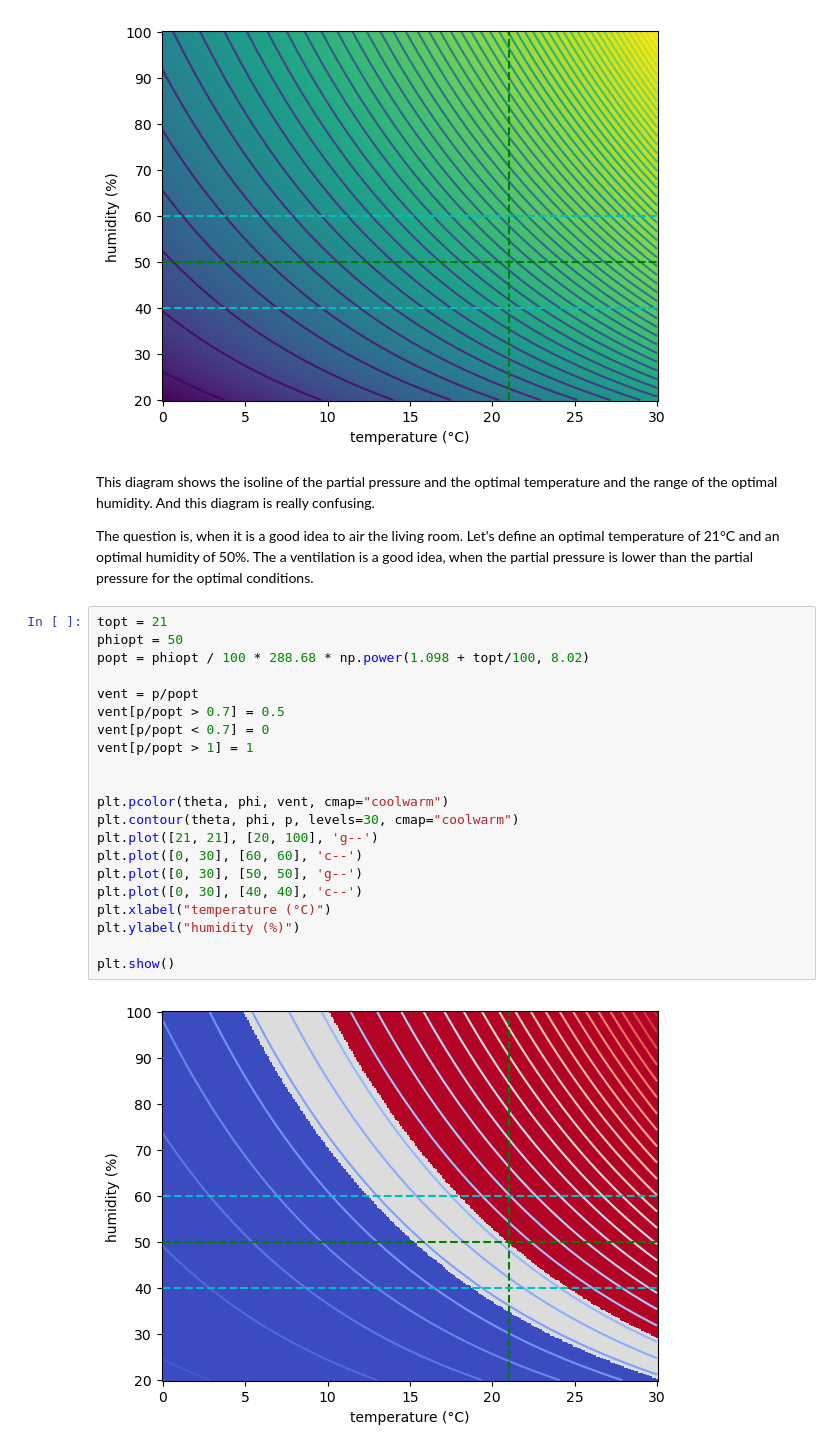
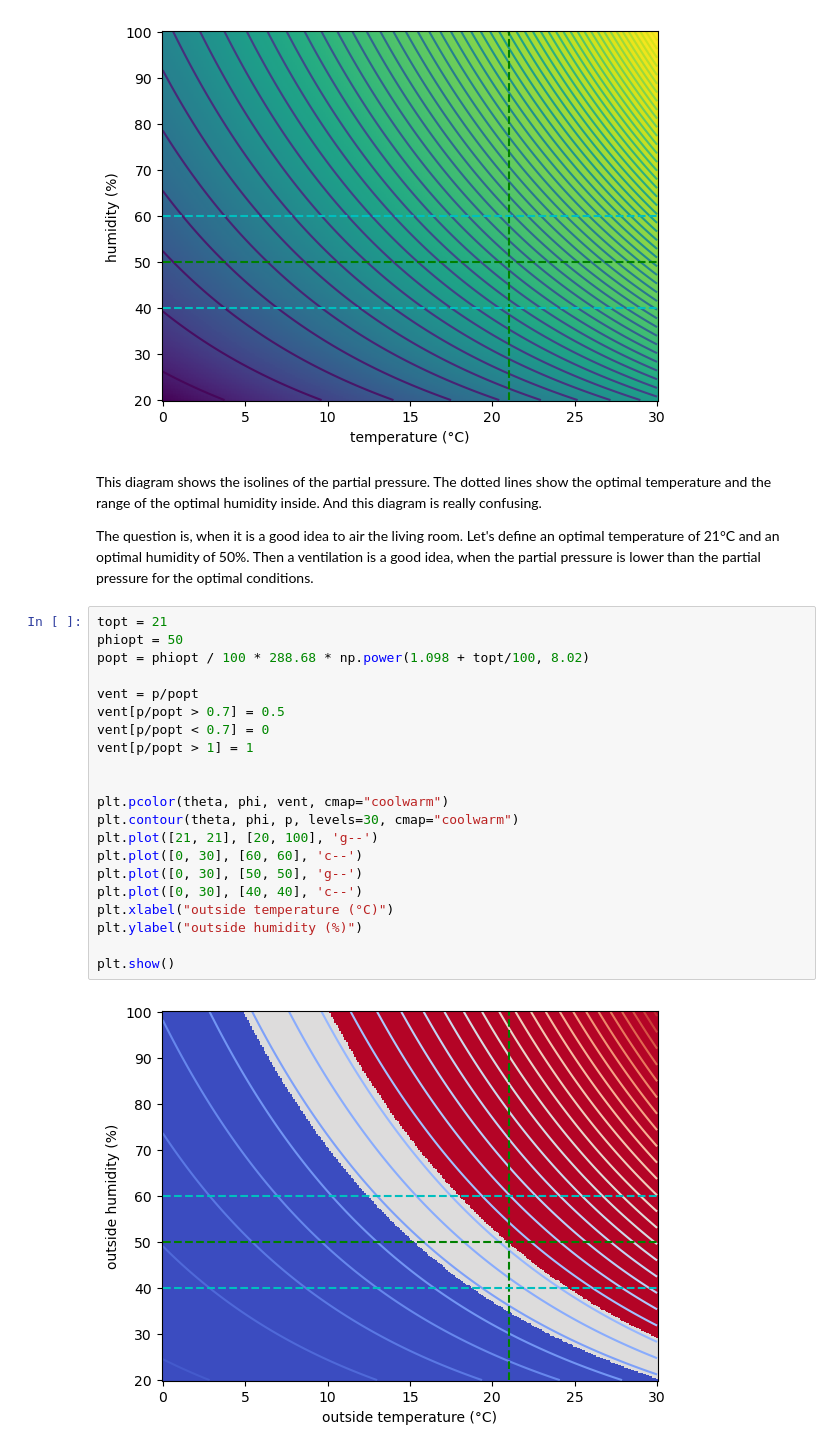
Before and after one commit to jtecklenburg/notebooks, a Jupyter notebook: humidity/humidity.ipynb, the cells around one changed output. Drawn from its saved outputs; the diff is of its cells as text.

```diff
--- a/humidity/humidity.ipynb
+++ b/humidity/humidity.ipynb
@@ -47,30 +47,30 @@ plt.show()
 # %% [output]
 [figure]
 # %% [markdown]
-This diagram shows the isoline of the partial pressure and the optimal temperature and the range of the optimal humidity. And this diagram is really confusing.
+This diagram shows the isolines of the partial pressure. The dotted lines show the optimal temperature and the range of the optimal humidity inside. And this diagram is really confusing.
 
-The question is, when it is a good idea to air the living room. Let's define an optimal temperature of 21°C and an optimal humidity of 50%. The a ventilation is a good idea, when the partial pressure is lower than the partial pressure for the optimal conditions.
+The question is, when it is a good idea to air the living room. Let's define an optimal temperature of 21°C and an optimal humidity of 50%. Then a ventilation is a good idea, when the partial pressure is lower than the partial pressure for the optimal conditions.
 # %%
 topt = 21
 phiopt = 50
 popt = phiopt / 100 * 288.68 * np.power(1.098 + topt/100, 8.02)
 
 vent = p/popt
 vent[p/popt > 0.7] = 0.5
 vent[p/popt < 0.7] = 0
 vent[p/popt > 1] = 1
 
 
 plt.pcolor(theta, phi, vent, cmap="coolwarm")
 plt.contour(theta, phi, p, levels=30, cmap="coolwarm")
 plt.plot([21, 21], [20, 100], 'g--')
 plt.plot([0, 30], [60, 60], 'c--')
 plt.plot([0, 30], [50, 50], 'g--')
 plt.plot([0, 30], [40, 40], 'c--')
-plt.xlabel("temperature (°C)")
-plt.ylabel("humidity (%)")
+plt.xlabel("outside temperature (°C)")
+plt.ylabel("outside humidity (%)")
 
 plt.show()
 # %% [output]
-[figure, old version]
+[figure, new version]
 # %% [markdown]
```
Also changed, not shown: parts of 3 cells of this notebook.
